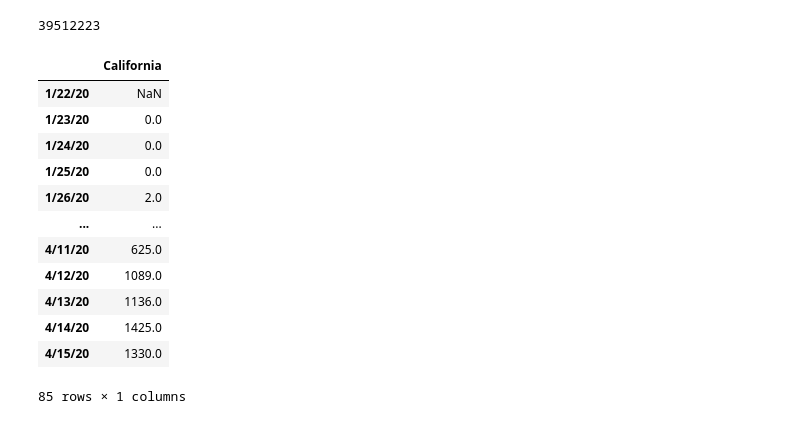
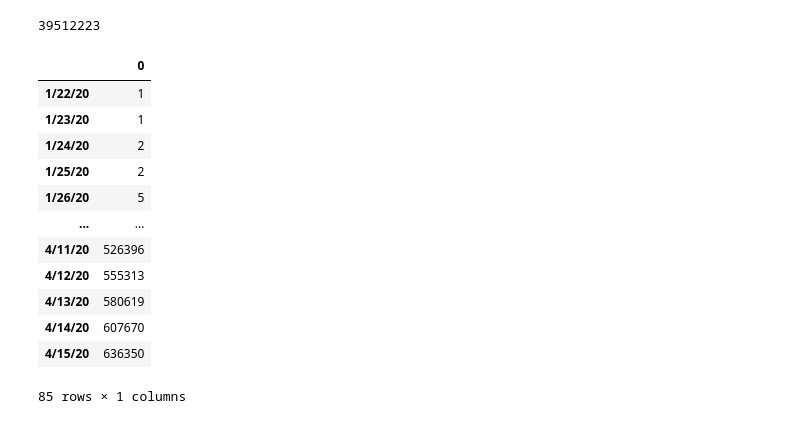
Before and after one commit to aaronrotman/project-one, a Jupyter notebook: main.ipynb, the cells around one changed output. Drawn from its saved outputs; the diff is of its cells as text; code cells hidden in the pictures.

```diff
--- a/main.ipynb
+++ b/main.ipynb
@@ -436,40 +436,41 @@ cali_population
 # %%
 time_series = pd.read_csv('Resources/time_series_covid19_confirmed_us.csv')
 time_series_df = pd.DataFrame(time_series)
 time_series_group = time_series_df.groupby('Province_State').sum()
 # Remove un-needed columns
 del time_series_group['UID']
 del time_series_group['code3']
 del time_series_group['FIPS']
 del time_series_group['Lat']
 del time_series_group['Long_']
 
 # Transpose dataframe rows and columns
 pivot_group = time_series_group.T
 
 # Sum the cases of all states for each day
 column_sums = time_series_group.sum()
 # Dataframe of summed columns
 national_df = pd.DataFrame(column_sums)
 cali = pivot_group['California'].copy()
 cali_df = pd.DataFrame(cali)
 
 cali_diff = cali_df.diff()
 cali_diff_df = pd.DataFrame(cali_diff)
 cali_change = cali_df.pct_change()
 cali_change_df = pd.DataFrame(cali_change)
 cali_diff_df
+national_df
 # %% [output]
-|  | California |
-| 1/22/20 | NaN |
-| 1/23/20 | 0.0 |
-| 1/24/20 | 0.0 |
-| 1/25/20 | 0.0 |
-| 1/26/20 | 2.0 |
+|  | 0 |
+| 1/22/20 | 1 |
+| 1/23/20 | 1 |
+| 1/24/20 | 2 |
+| 1/25/20 | 2 |
+| 1/26/20 | 5 |
 | ... | ... |
-| 4/11/20 | 625.0 |
-| 4/12/20 | 1089.0 |
-| 4/13/20 | 1136.0 |
-| 4/14/20 | 1425.0 |
-| 4/15/20 | 1330.0 |
+| 4/11/20 | 526396 |
+| 4/12/20 | 555313 |
+| 4/13/20 | 580619 |
+| 4/14/20 | 607670 |
+| 4/15/20 | 636350 |
 85 rows × 1 columns
```
Also changed, not shown: parts of 6 cells of this notebook.
